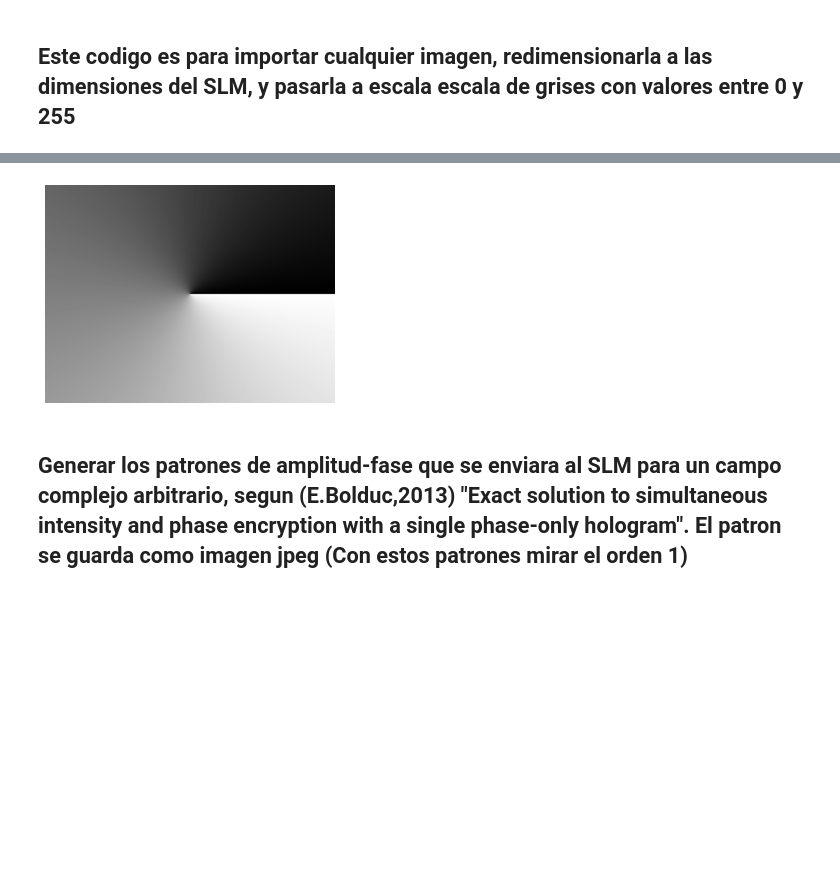
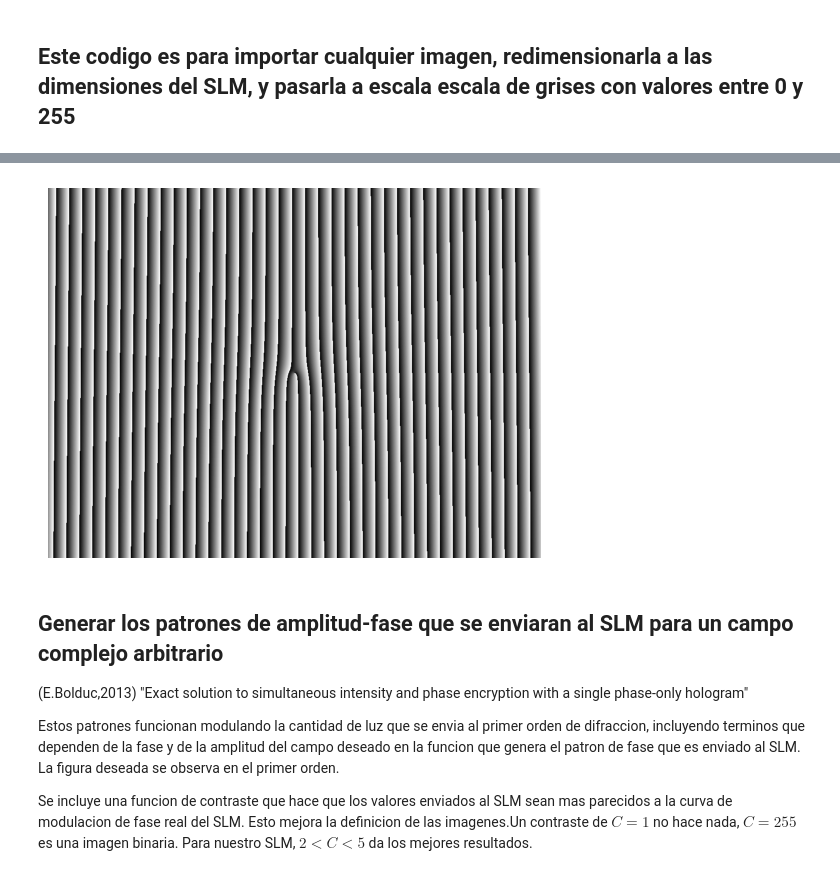
Before and after one commit to andresarias1105/Proyecto_SLM, a Jupyter notebook: SLM_HOLGRAMS.ipynb, the cells around one changed output, grey strips where cells are left out. Saved outputs shown, nothing was run; the diff lists cells and outputs as text; code cells hidden in the pictures; blank space fills up the shorter version.

```diff
--- a/SLM_HOLGRAMS.ipynb
+++ b/SLM_HOLGRAMS.ipynb
@@ -371,8 +386,6 @@ pix_size=9e-6
 
 
 
-
-##GENERACION DE PATRONES AMPLITUD-FASE SEGUN (E.Bolduc,2013) "Exact solution to simultaneous intensity and phase encryption with a single phase-only hologram"
 
 def Amplitude_Phase_pattern(Desired_Field,LAMBDA,NX,NY):
 
@@ -385,40 +398,44 @@ def Amplitude_Phase_pattern(Desired_Field,LAMBDA,NX,NY):
     F=PHI
 
 
     #print(np.shape(M))
 
     psi=np.zeros([NY,NX])
 
 
 
     for n in range(NY):
         for m in range(NX):
 
 
-            psi[n,m]=np.mod(F[n,m], 2*np.pi)
+            psi[n,m]=np.mod(F[n,m] + ( 2* np.pi * m / (3*LAMBDA)), 2*np.pi)
 
 
 
     psi_int=((psi - psi.min()) * (1/(psi.max() - psi.min()) * 255)).astype('uint8')
 
     return  psi_int
 
 
-
-Output_Field=laguerre_gauss_mode(0, 3, R, Phi, z, 1000e-6, k)+laguerre_gauss_mode(0, -3, R, Phi, z, 1000e-6, k) ##CAMPO ELECTRICO QUE SE QUIERE RECREAR
 LG0_1=laguerre_gauss_mode(0, 1, R, Phi, z, 600e-6, k) #MODO GAUSSIANO
 
 
 Hologram=Amplitude_Phase_pattern(LG0_1,pix_size,Nxpix,Nypix) ##Variable donde guardamos la matrix de pixeles de valores del holograma
 
 pattern=plt.imshow(Hologram,cmap="gray",aspect='equal')
 #Field_int=plt.imshow(np.abs(Output_Field)**2,cmap="gray")
 plt.axis('off')
-plt.savefig("FIGURAS\HologramPhase.png",bbox_inches='tight', transparent="True", pad_inches=0,dpi=300)
+plt.savefig("FIGURAS\HologramPhaseLG01.png",bbox_inches='tight', transparent="True", pad_inches=0,dpi=300)
 # %% [output]
-[figure, old version]
+[figure, new version]
 # %% [markdown]
-## Generar los patrones de amplitud-fase que se enviara al SLM para un campo complejo arbitrario, segun (E.Bolduc,2013) "Exact solution to simultaneous intensity and phase encryption with a single phase-only hologram". El patron se guarda como imagen jpeg (Con estos patrones mirar el orden 1)
+## Generar los patrones de amplitud-fase que se enviaran al SLM para un campo complejo arbitrario
+
+(E.Bolduc,2013) "Exact solution to simultaneous intensity and phase encryption with a single phase-only hologram"
+
+Estos patrones funcionan modulando la cantidad de luz que se envia al primer orden de difraccion, incluyendo terminos que dependen de la fase y de la amplitud del campo  deseado en la funcion que genera el patron de fase que es enviado al SLM. La  figura deseada se observa en el primer orden.
+
+Se incluye una funcion de contraste que hace que los valores enviados al SLM sean mas parecidos a la curva de modulacion de fase real del SLM. Esto mejora la definicion de las imagenes.Un contraste de $C=1$ no hace nada, $C=255$ es una imagen binaria. Para nuestro SLM, $2<C<5$ da los mejores resultados.
 # %%
 
 Nxpix = 1024
```
Also changed, not shown: parts of 31 cells of this notebook.
